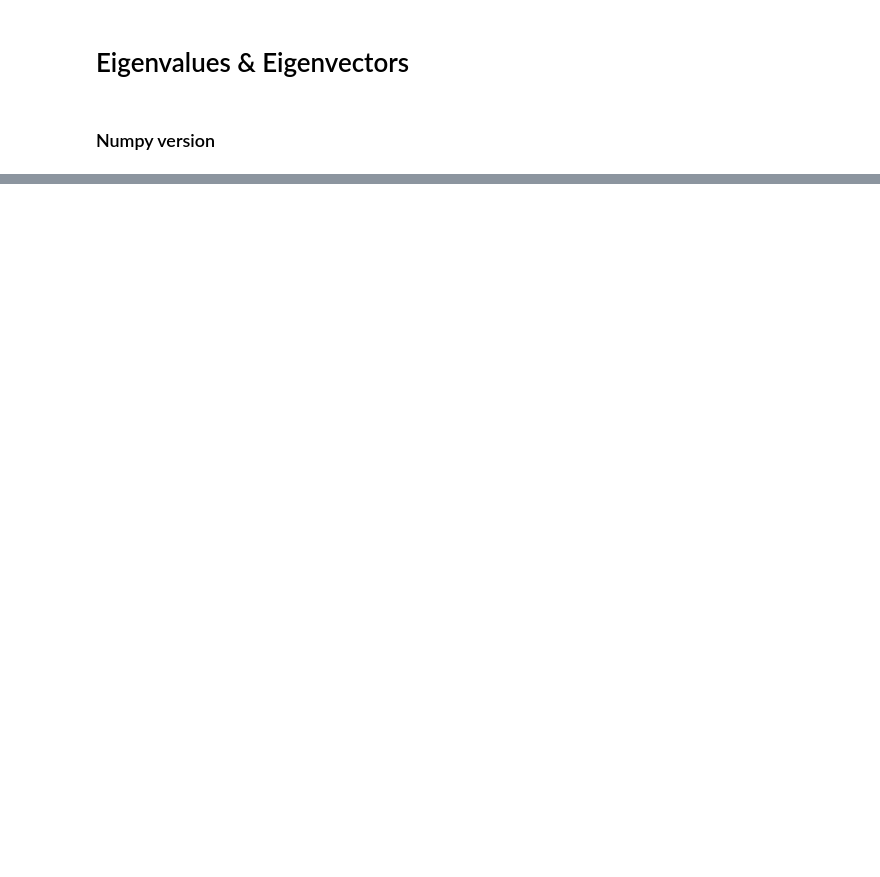
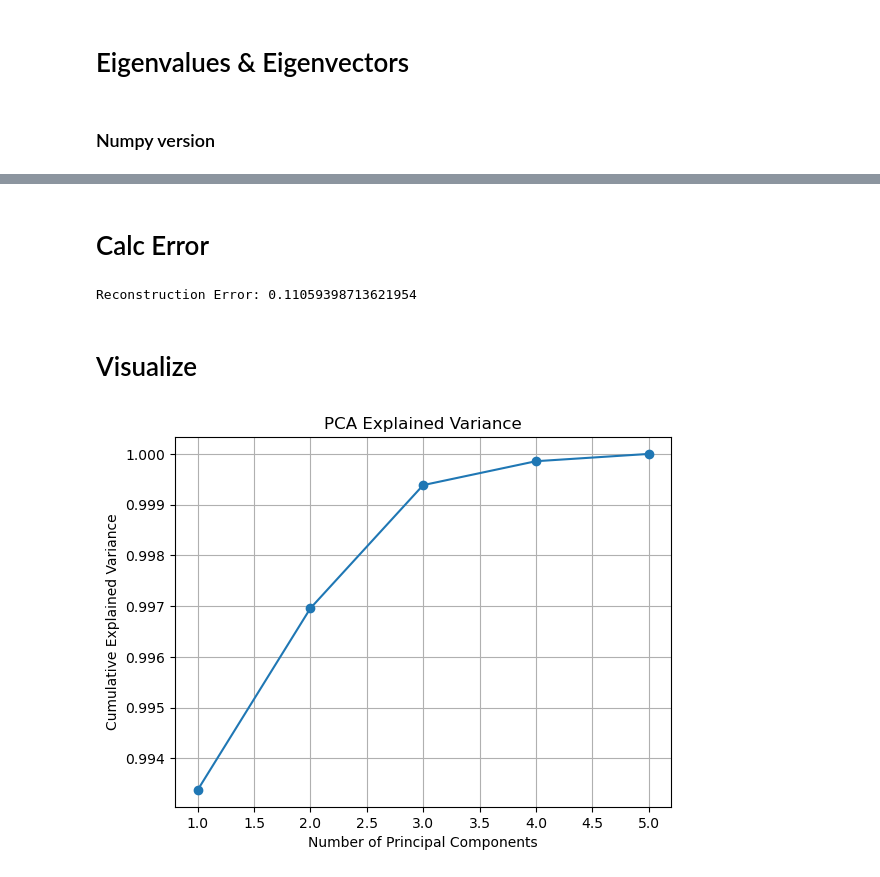
Before and after one commit to dhanasekarenb/AIML, a Jupyter notebook: Machine learning/Unsupervised Learning/Dimensionality Reduction/pca.ipynb, the cells around one changed output, grey strips where cells are left out. Drawn from its saved outputs; the diff is of its cells as text; code cells hidden in the pictures; blank space fills up the shorter version.

```diff
--- a/Machine learning/Unsupervised Learning/Dimensionality Reduction/pca.ipynb
+++ b/Machine learning/Unsupervised Learning/Dimensionality Reduction/pca.ipynb
@@ -125,0 +153,5 @@ array([[-28.28427125],
+# %%
+explained_variance_ratio = eigenvalues / np.sum(eigenvalues)
+
+print("Explained Variance Ratio:")
+print(explained_variance_ratio)
@@ -125,0 +164,5 @@ array([[-28.28427125],
+# %%
+cumulative_variance = np.cumsum(explained_variance_ratio)
+
+print("Cumulative Explained Variance:")
+print(cumulative_variance)
@@ -125,0 +227,29 @@ array([[-28.28427125],
+# %% [markdown]
+# Calc Error
+# %%
+reconstruction_error = np.mean(
+    (X - X_reconstructed) ** 2
+)
+
+print("Reconstruction Error:", reconstruction_error)
+# %% [output]
+Reconstruction Error: 0.11059398713621954
+# %% [markdown]
+# Visualize
+# %%
+import matplotlib.pyplot as plt
+
+plt.plot(
+    range(1, len(cumulative_variance) + 1),
+    cumulative_variance,
+    marker='o'
+)
+
+plt.xlabel("Number of Principal Components")
+plt.ylabel("Cumulative Explained Variance")
+plt.title("PCA Explained Variance")
+
+plt.grid()
+plt.show()
+# %% [output]
+[figure, added]
```
Also changed, not shown: parts of 27 cells of this notebook, 16 other files.
